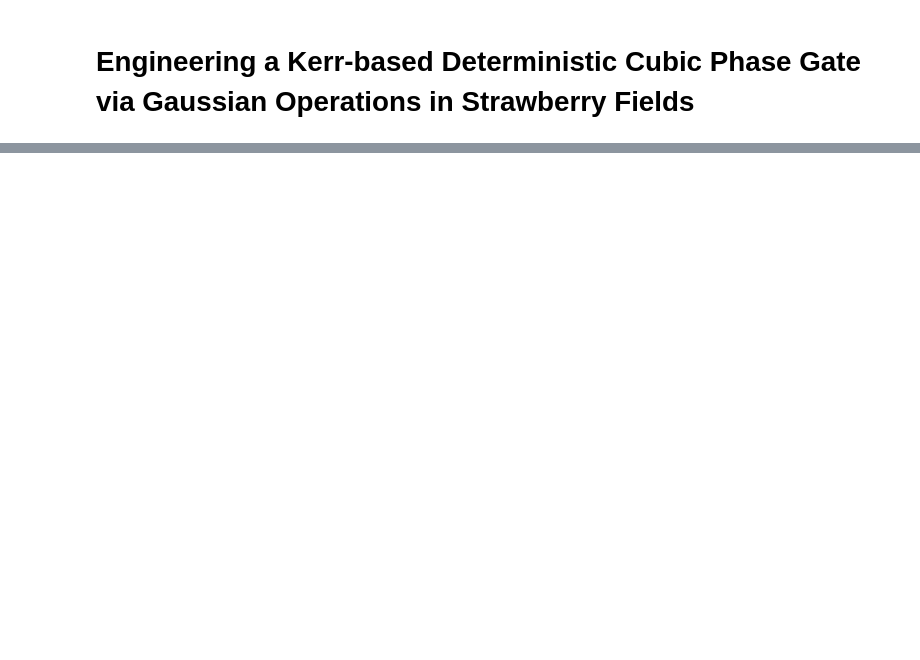
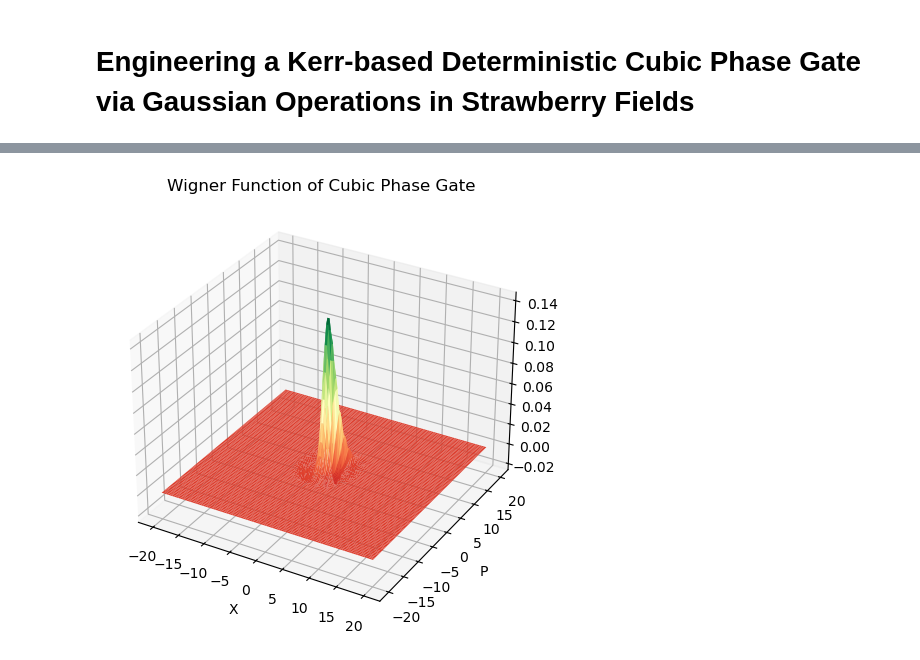
Before and after one commit to lukass16/LGW-Lab-NLSE, a Jupyter notebook: Strawberry Fields/cubic_phase_via_gaussian.ipynb, the cells around one changed output, grey strips where cells are left out. Saved outputs shown, nothing was run; the diff lists cells and outputs as text; code cells hidden in the pictures; blank space fills up the shorter version.

```diff
--- a/Strawberry Fields/cubic_phase_via_gaussian.ipynb
+++ b/Strawberry Fields/cubic_phase_via_gaussian.ipynb
@@ -51,0 +168,13 @@ plot_wigner(state)
+# %%
+prog = sf.Program(1)
+with prog.context as q:
+    Vac | q[0] # prepare the vacuum state |0>
+
+    Vgate(gamma) | q[0] # apply the squeezing
+
+
+eng = sf.Engine('fock', backend_options={"cutoff_dim": cutoff_dim})
+state = eng.run(prog).state
+plot_wigner(state, "Wigner Function of Cubic Phase Gate")
+# %% [output]
+[figure, added]
```
Also changed, not shown: parts of 9 cells of this notebook, 1 other file.
